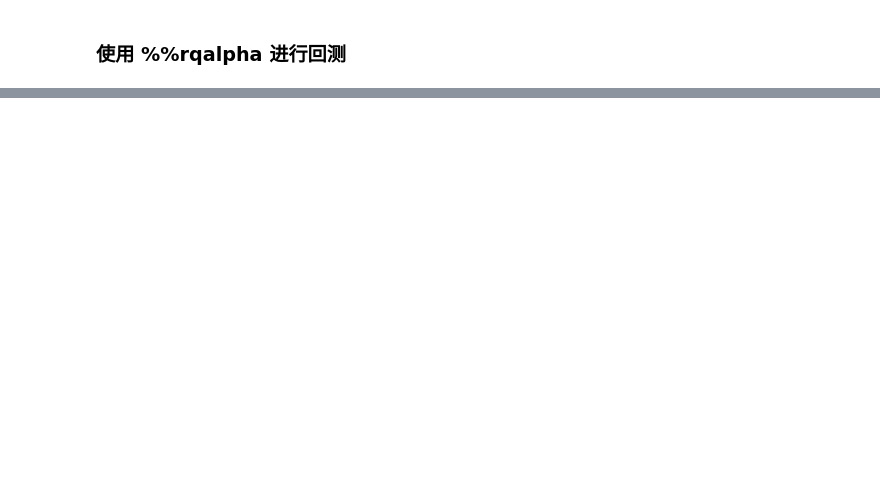
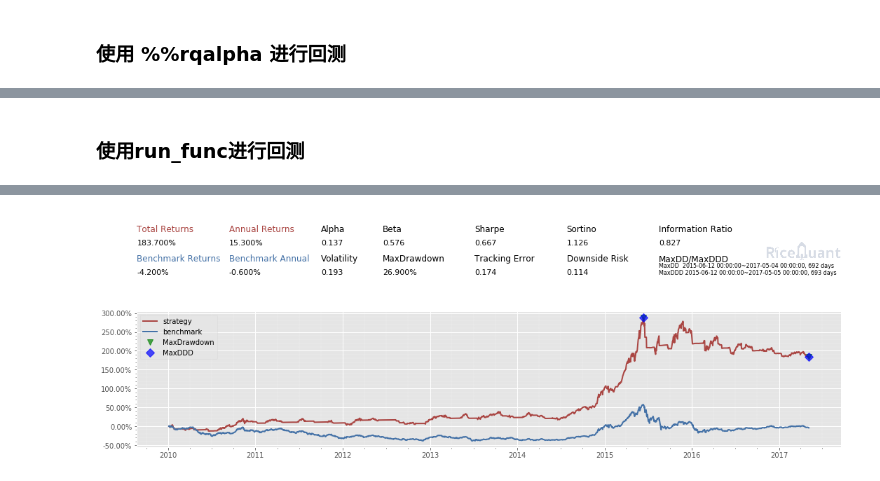
Before and after one commit to yingchi/zipline-algotrade, a Jupyter notebook: rqalpha101.ipynb, the cells around one changed output, grey strips where cells are left out. Drawn from its saved outputs; the diff is of its cells as text; code cells hidden in the pictures; blank space fills up the shorter version.

```diff
--- a/rqalpha101.ipynb
+++ b/rqalpha101.ipynb
@@ -60,0 +40,54 @@ def handle_bar(context, bar_dict):
+# %% [markdown]
+### 使用run_func进行回测
+# %%
+config = {
+  "base": {
+    "start_date": "2010-01-01",
+    "end_date": "2017-05-05",
+    "benchmark": "000001.XSHG",
+    "accounts": {
+        "stock": 100000
+    }
+  },
+  "extra": {
+    "log_level": "info",
+  },
+  "mod": {
+    "sys_analyser": {
+      "enabled": True,
+      "plot": True,
+    },
+  }
+}
+
+from rqalpha.api import *
+from rqalpha import run_func
+
+def init(context):
+    context.stocks = ['000300.XSHG', '000905.XSHG', '000012.XSHG']
+
+def handle_bar(context, bar_dict):
+    [hs, zz, gz] = context.stocks
+    hs_history20 = history_bars(hs, 20, '1d', 'close')
+    zz_history20 = history_bars(zz, 20, '1d', 'close')
+
+    hsIncrease = hs_history20[-1] - hs_history20[0]
+    zzIncrease = zz_history20[-1] - zz_history20[0]
+
+    positions = context.portfolio.positions
+    [hsQuality, zzQuality, gzQuality] = [positions[hs].quantity, positions[zz].quantity, positions[gz].quantity]
+    if hsIncrease < 0 and zzIncrease < 0:
+        if hsQuality > 0: order_target_percent(hs, 0)
+        if zzQuality > 0: order_target_percent(zz, 0)
+        order_target_percent(gz, 1)
+    elif hsIncrease < zzIncrease:
+        if hsQuality > 0: order_target_percent(hs, 0)
+        if gzQuality > 0: order_target_percent(gz, 0)
+        order_target_percent(zz, 1)
+    else:
+        if zzQuality > 0: order_target_percent(zz, 0)
+        if gzQuality > 0: order_target_percent(gz, 0)
+        order_target_percent(hs, 1)
+
+results = run_func(init=init, handle_bar=handle_bar, config=config)
+# %% [output]
@@ -60,0 +95 @@ def handle_bar(context, bar_dict):
+[figure, added]
```
Also changed, not shown: parts of 6 cells of this notebook.
